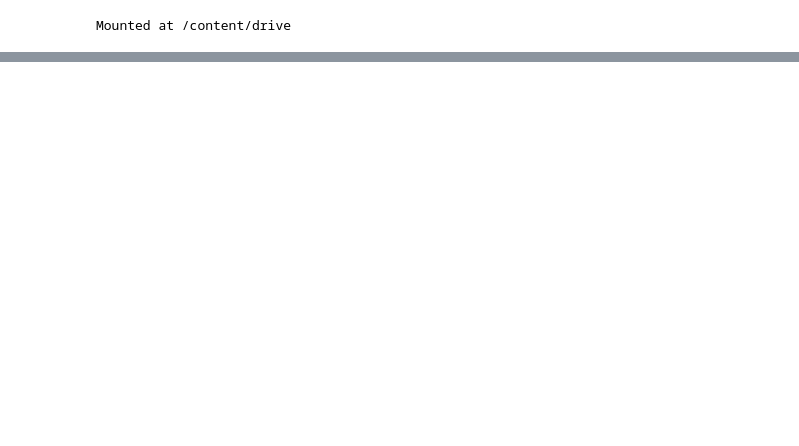
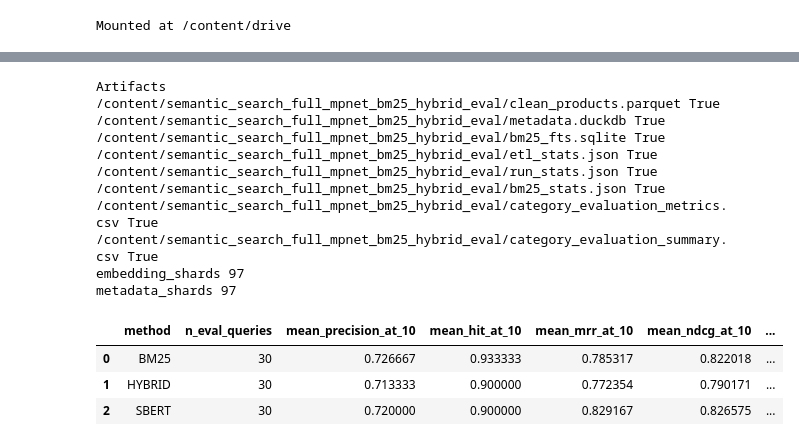
Before and after one commit to DeepLearnRecomSysDataMining/MiningMassiveData, a Jupyter notebook: sematic_search/Sematic_Full_dataset.ipynb, the cells around one changed output, grey strips where cells are left out. Saved outputs shown, nothing was run; the diff lists cells and outputs as text; code cells hidden in the pictures; blank space fills up the shorter version.

```diff
--- a/sematic_search/Sematic_Full_dataset.ipynb
+++ b/sematic_search/Sematic_Full_dataset.ipynb
@@ -849,0 +740,35 @@ print(os.listdir(EXPORT_DIR)[:20])
+# %%
+print("Artifacts")
+for path in [
+    CLEAN_PARQUET_PATH,
+    METADATA_DB_PATH,
+    BM25_DB_PATH,
+    ETL_STATS_PATH,
+    RUN_STATS_PATH,
+    BM25_STATS_PATH,
+    EVAL_METRICS_PATH,
+    EVAL_SUMMARY_PATH
+]:
+    print(path, os.path.exists(path))
+
+print("embedding_shards", len(sorted_files(EMBEDDING_DIR, "embeddings_*.npy")))
+print("metadata_shards", len(sorted_files(METADATA_DIR, "metadata_*.parquet")))
+
+if os.path.exists(EVAL_SUMMARY_PATH):
+    display(pd.read_csv(EVAL_SUMMARY_PATH))
+# %% [output]
+Artifacts
+/content/semantic_search_full_mpnet_bm25_hybrid_eval/clean_products.parquet True
+/content/semantic_search_full_mpnet_bm25_hybrid_eval/metadata.duckdb True
+/content/semantic_search_full_mpnet_bm25_hybrid_eval/bm25_fts.sqlite True
+/content/semantic_search_full_mpnet_bm25_hybrid_eval/etl_stats.json True
+/content/semantic_search_full_mpnet_bm25_hybrid_eval/run_stats.json True
+/content/semantic_search_full_mpnet_bm25_hybrid_eval/bm25_stats.json True
+/content/semantic_search_full_mpnet_bm25_hybrid_eval/category_evaluation_metrics.csv True
+/content/semantic_search_full_mpnet_bm25_hybrid_eval/category_evaluation_summary.csv True
+embedding_shards 97
+metadata_shards 97
+|  | method | n_eval_queries | mean_precision_at_10 | mean_hit_at_10 | mean_mrr_at_10 | mean_ndcg_at_10 | ... |
+| 0 | BM25 | 30 | 0.726667 | 0.933333 | 0.785317 | 0.822018 | ... |
+| 1 | HYBRID | 30 | 0.713333 | 0.900000 | 0.772354 | 0.790171 | ... |
+| 2 | SBERT | 30 | 0.720000 | 0.900000 | 0.829167 | 0.826575 | ... |
```
Also changed, not shown: parts of 17 cells of this notebook.
